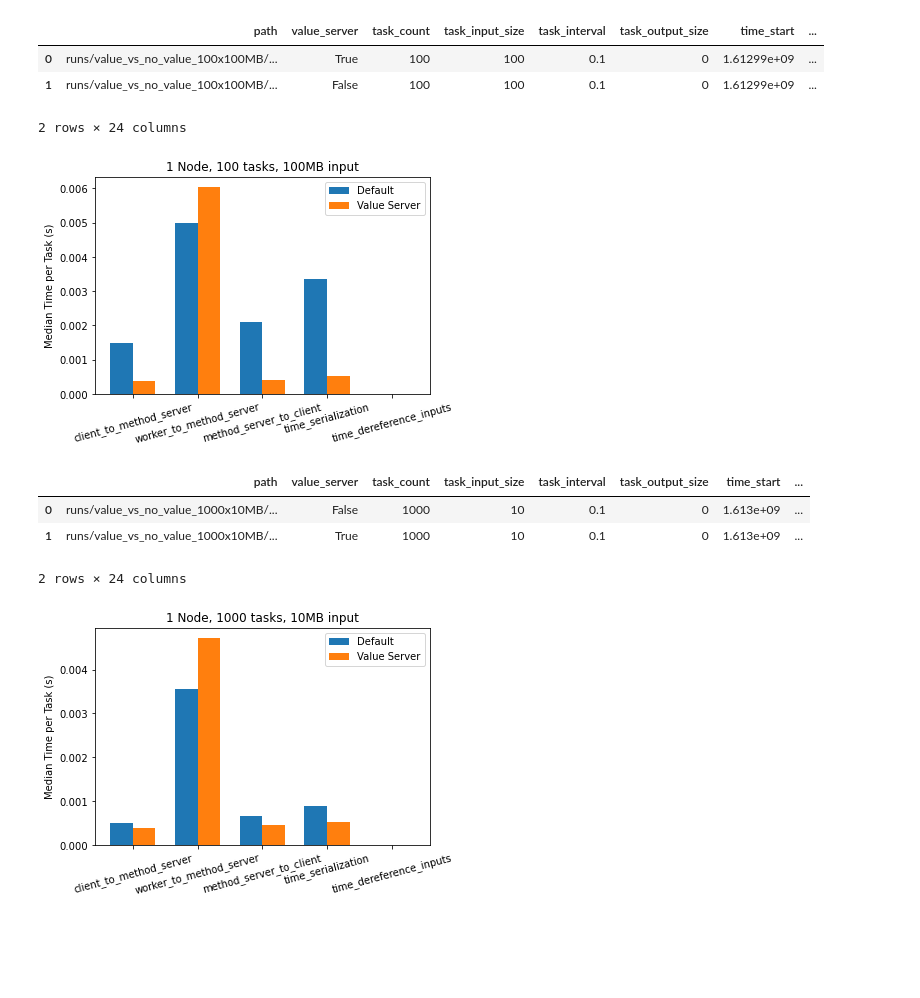
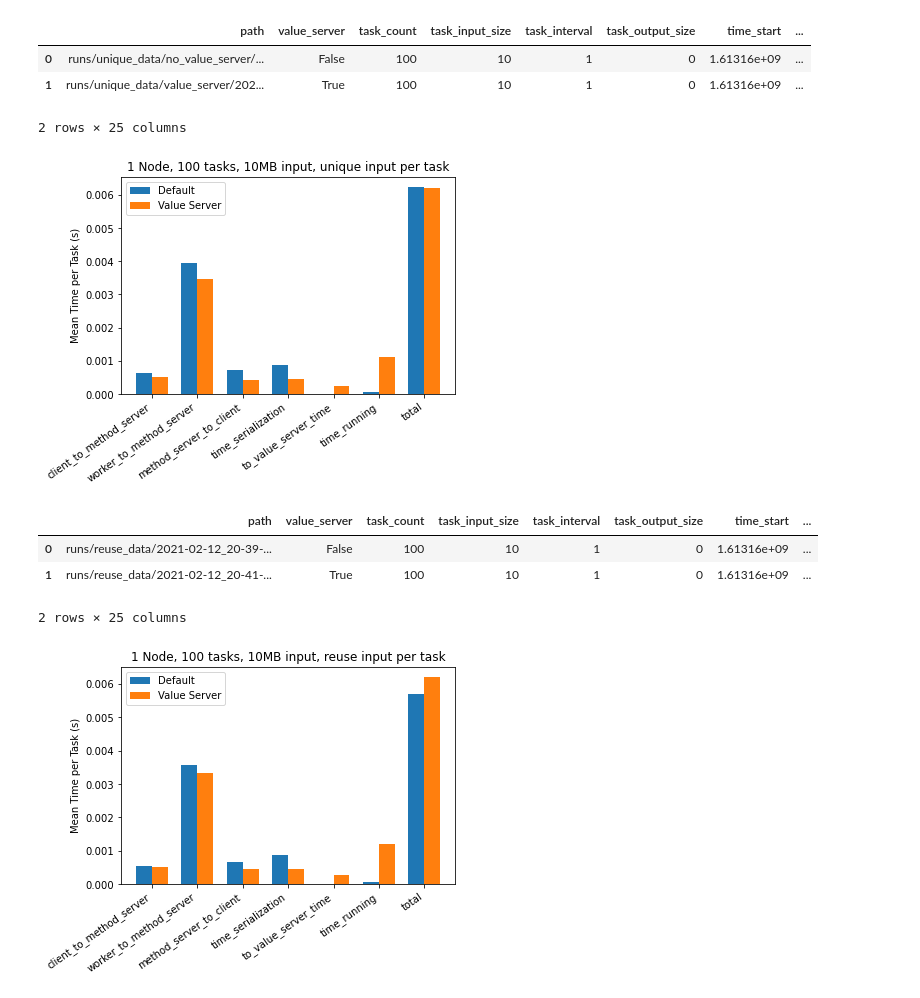
Before and after one commit to exalearn/colmena, a Jupyter notebook: demo_apps/synthetic-data/performance.ipynb, the cells around one changed output. Saved outputs shown, nothing was run; the diff lists cells and outputs as text; code cells hidden in the pictures; blank space fills up the shorter version.

Commit message:
Add performance notebook and value server improvements

```diff
--- a/demo_apps/synthetic-data/performance.ipynb
+++ b/demo_apps/synthetic-data/performance.ipynb
@@ -9,6 +9,14 @@ from pathlib import Path
 from matplotlib import pyplot as plt
 from datetime import datetime
 # %%
+def extract(string, key, dtype):
+    if dtype is bool:
+        return True if re.search(' {}=((True)|(False)) '.format(key), string).group(1) == 'True' else False
+    if dtype is float:
+        return float(re.search(' {}=(\d+(\.\d+)?(?:[eE][+\-]?\d+)?)'.format(key), string).group(1))
+    if dtype is int:
+        return float(re.search(' {}=(\d+) '.format(key), string).group(1))
+
 def get_result_metrics(filepath):
     # get lines with results
     lines = []
@@ -17,14 +25,6 @@ def get_result_metrics(filepath):
         for line in f.readlines():
             if marker in line:
                 lines.append(line.split(marker, 1)[1])
-
-    def extract(string, key, dtype):
-        if dtype is bool:
-            return True if re.search(' {}=((True)|(False)) '.format(key), run).group(1) == 'True' else False
-        if dtype is float:
-            return float(re.search(' {}=(\d+(\.\d+)?(?:[eE][+\-]?\d+)?) '.format(key), run).group(1))
-        if dtype is int:
-            return float(re.search(' {}=(\d+) '.format(key), run).group(1))
 
     # extract metrics
     runs = []
@@ -44,17 +44,13 @@ def get_result_metrics(filepath):
             'time_result_received': extract(run, 'time_result_received', float),
         }
 
-        try:
-            data['time_dereference_inputs'] = extract(run, 'time_dereference_inputs', float)
-        except:
-            data['time_dereference_inputs'] = 0
+
 
         data['client_to_method_server'] = data['time_input_received'] - (
                 data['time_created'] + data['time_serialize_inputs'])
         data['worker_to_method_server'] = data['time_result_sent'] - (
                 data['time_compute_started'] + data['time_running'] +
-                data['time_deserialize_inputs'] + data['time_serialize_results'] +
-                data['time_dereference_inputs'])
+                data['time_deserialize_inputs'] + data['time_serialize_results'])
         data['method_server_to_client'] = data['time_result_received'] - (
                 data['time_result_sent'] + data['time_deserialize_results'])
         data['time_serialization'] = sum(data[key] for key in data if 'serialize' in key)
@@ -80,61 +76,74 @@ def aggregate_runs(run_paths):
             results['task_output_size'] = int(re.search('task_output_size=(\d+),', first_line).group(1))
             results['time_start'] = datetime.strptime(timestamp, "%Y-%m-%d %H:%M:%S,%f").timestamp()
 
+            to_proxy_times = []
+            for line in f.readlines():
+                if 'to_proxy_time=' in line:
+                    to_proxy_times.append(extract(line, 'to_proxy_time', float))
+            results['to_value_server_time'] = np.median(to_proxy_times) if len(to_proxy_times) > 0 else 0
+
         function_results = get_result_metrics(path)
         results['n_tasks'] = len(function_results.index)
+        results['total'] = None
         results = pd.concat([results, function_results.median()])
 
         data.append(results)
 
     return pd.concat(data, axis=1).T
 # %%
-cols = ['client_to_method_server', 'worker_to_method_server', 'method_server_to_client', 'time_serialization']
+cols = ['client_to_method_server', 'worker_to_method_server', 'method_server_to_client', 'time_serialization', 'to_value_server_time', 'time_running', 'total']
 ind = np.arange(len(cols))
 width = 0.35
 # %%
-rundir = 'runs/value_vs_no_value_100x100MB'
+rundir = 'runs/unique_data/'
 run_paths = list(map(str, Path(rundir).rglob('*runtime.log')))
 results = aggregate_runs(run_paths)
+results['total'] = results[cols].sum(axis=1)
 display(results)
 
 no_value_server = results.loc[results['value_server'] == False][cols]
 value_server = results.loc[results['value_server'] == True][cols]
 
+fig, ax = plt.subplots()
 plt.bar(ind, no_value_server.to_numpy()[0], width, label='Default')
 plt.bar(ind+width, value_server.to_numpy()[0], width, label='Value Server')
 
-plt.title('1 Node, 100 tasks, 100MB input')
-plt.ylabel('Median Time per Task (s)')
-plt.xticks(ind + width / 2, cols, rotation=15)
+plt.title('1 Node, 100 tasks, 10MB input, unique input per task')
+plt.ylabel('Mean Time per Task (s)')
+ax.set_xticks(ind + width/2)
+ax.set_xticklabels(cols, ha="right", rotation=35)
 plt.legend(loc='best')
 plt.show()
 # %% [output]
 |  | path | value_server | task_count | task_input_size | task_interval | task_output_size | time_start | ... |
-| 0 | runs/value_vs_no_value_100x100MB/... | True | 100 | 100 | 0.1 | 0 | 1.61299e+09 | ... |
-| 1 | runs/value_vs_no_value_100x100MB/... | False | 100 | 100 | 0.1 | 0 | 1.61299e+09 | ... |
+| 0 | runs/unique_data/no_value_server/... | False | 100 | 10 | 1 | 0 | 1.61316e+09 | ... |
+| 1 | runs/unique_data/value_server/202... | True | 100 | 10 | 1 | 0 | 1.61316e+09 | ... |
-2 rows × 24 columns
+2 rows × 25 columns
-[figure, old version]
+[figure, new version]
 # %%
-rundir = 'runs/value_vs_no_value_1000x10MB'
+rundir = 'runs/reuse_data/'
 run_paths = list(map(str, Path(rundir).rglob('*runtime.log')))
 results = aggregate_runs(run_paths)
+results['total'] = results[cols].sum(axis=1)
 display(results)
 
 no_value_server = results.loc[results['value_server'] == False][cols]
 value_server = results.loc[results['value_server'] == True][cols]
 
+fig, ax = plt.subplots()
 plt.bar(ind, no_value_server.to_numpy()[0], width, label='Default')
 plt.bar(ind+width, value_server.to_numpy()[0], width, label='Value Server')
 
-plt.title('1 Node, 1000 tasks, 10MB input')
-plt.ylabel('Median Time per Task (s)')
-plt.xticks(ind + width / 2, cols, rotation=15)
+plt.title('1 Node, 100 tasks, 10MB input, reuse input per task')
+plt.ylabel('Mean Time per Task (s)')
+ax.set_xticks(ind + width/2)
+ax.set_xticklabels(cols, ha="right", rotation=35)
 plt.legend(loc='best')
 plt.show()
 # %% [output]
 |  | path | value_server | task_count | task_input_size | task_interval | task_output_size | time_start | ... |
-| 0 | runs/value_vs_no_value_1000x10MB/... | False | 1000 | 10 | 0.1 | 0 | 1.613e+09 | ... |
-| 1 | runs/value_vs_no_value_1000x10MB/... | True | 1000 | 10 | 0.1 | 0 | 1.613e+09 | ... |
+| 0 | runs/reuse_data/2021-02-12_20-39-... | False | 100 | 10 | 1 | 0 | 1.61316e+09 | ... |
+| 1 | runs/reuse_data/2021-02-12_20-41-... | True | 100 | 10 | 1 | 0 | 1.61316e+09 | ... |
-2 rows × 24 columns
+2 rows × 25 columns
-[figure, old version]
+[figure, new version]
 # %%
```
Also changed, not shown: parts of 2 cells of this notebook, 2 other files.
